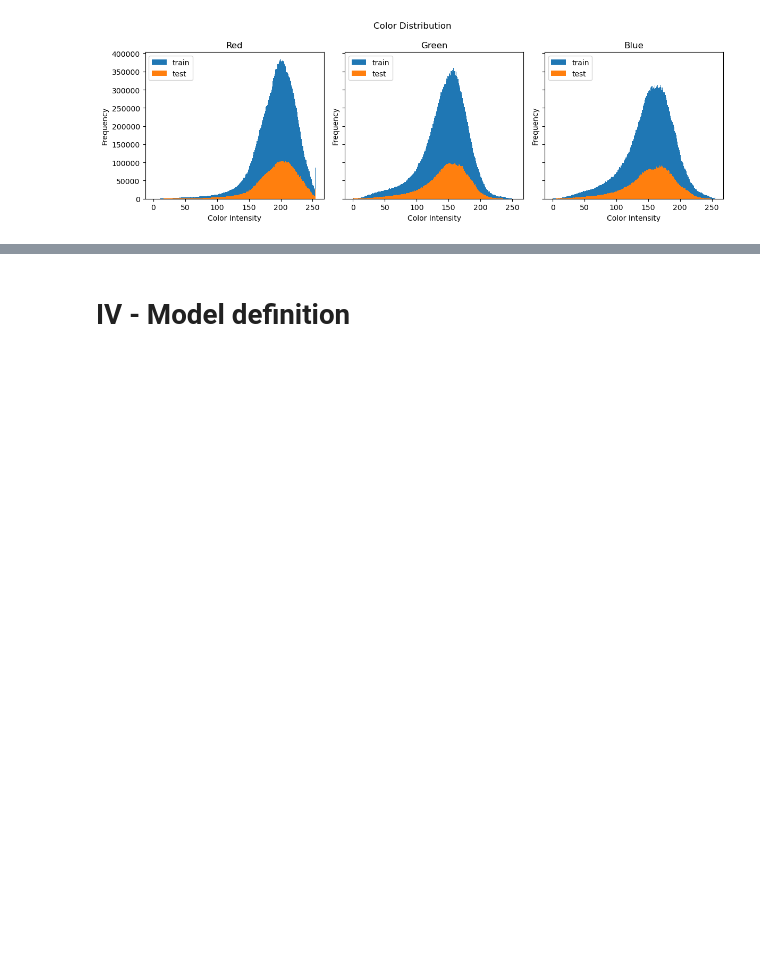
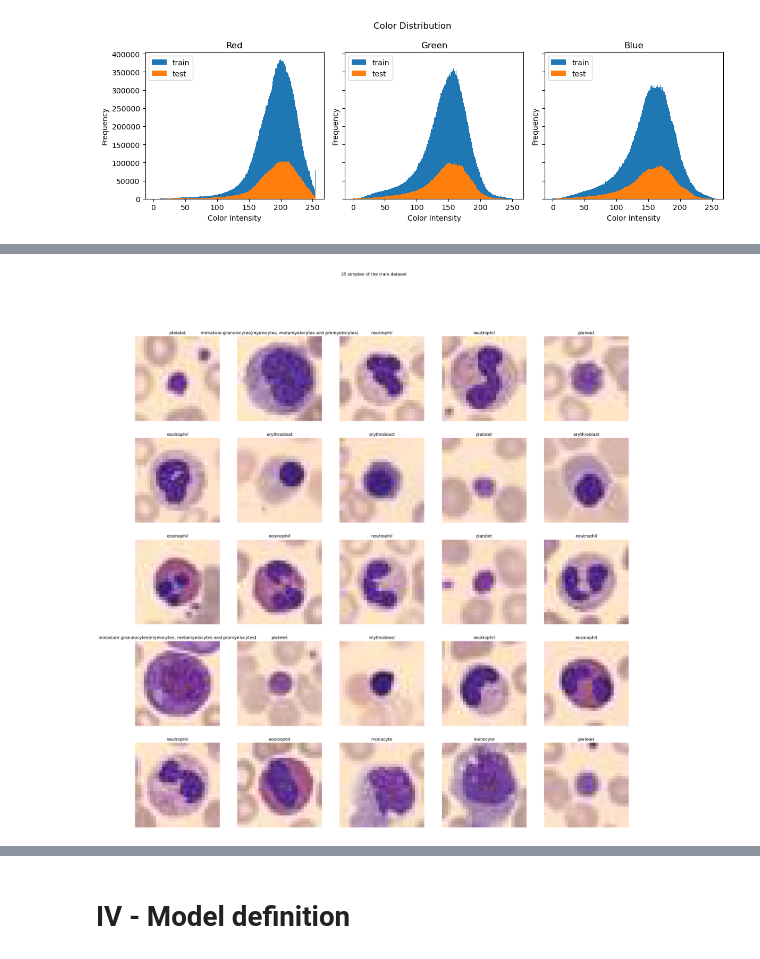
Before and after one commit to Haythem-Jaidane/BASIRA-Lab_Internship, a Jupyter notebook: notebooks/Federated_learning_with_domain_shift.ipynb, the cells around one changed output, grey strips where cells are left out. Cells and saved outputs as stored; diff of their text form; code cells hidden in the pictures; blank space fills up the shorter version.

```diff
--- a/notebooks/Federated_learning_with_domain_shift.ipynb
+++ b/notebooks/Federated_learning_with_domain_shift.ipynb
@@ -294,0 +159,4 @@ dermaDataPreprocessing.plotColorDistribution('shift')
+# %%
+bloodDataPreprocessing.viewNSimple(25,5,5,"original",True,"viewSimples")
+# %% [output]
+[figure, added]
```
Also changed, not shown: parts of 64 cells of this notebook, 47 other files.
